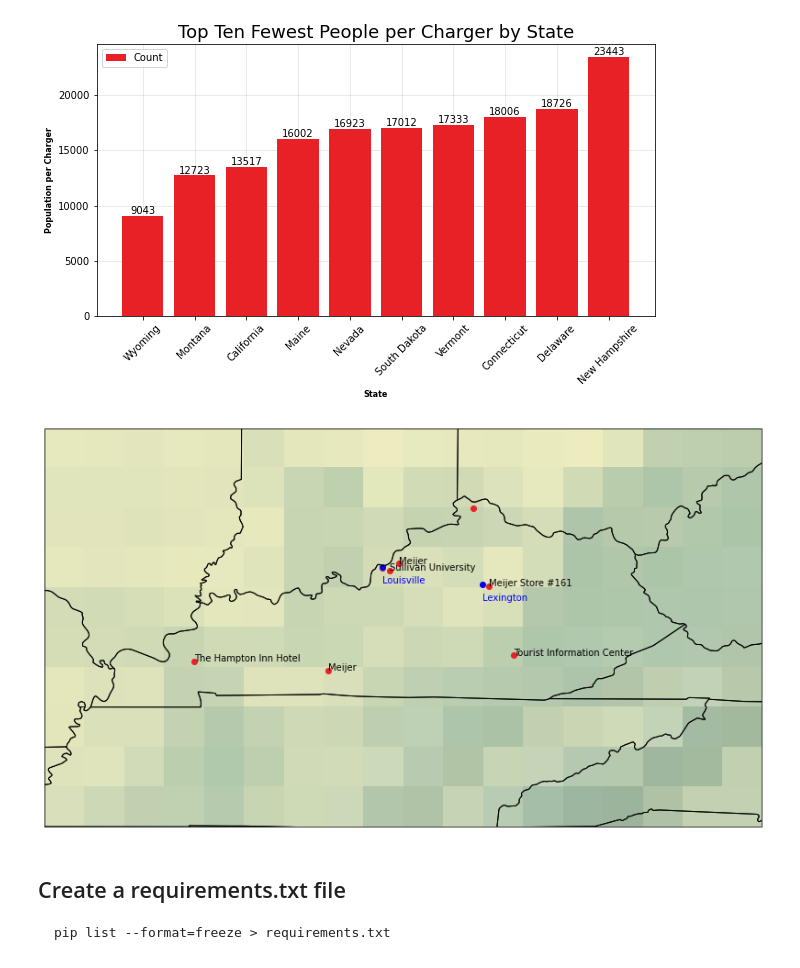
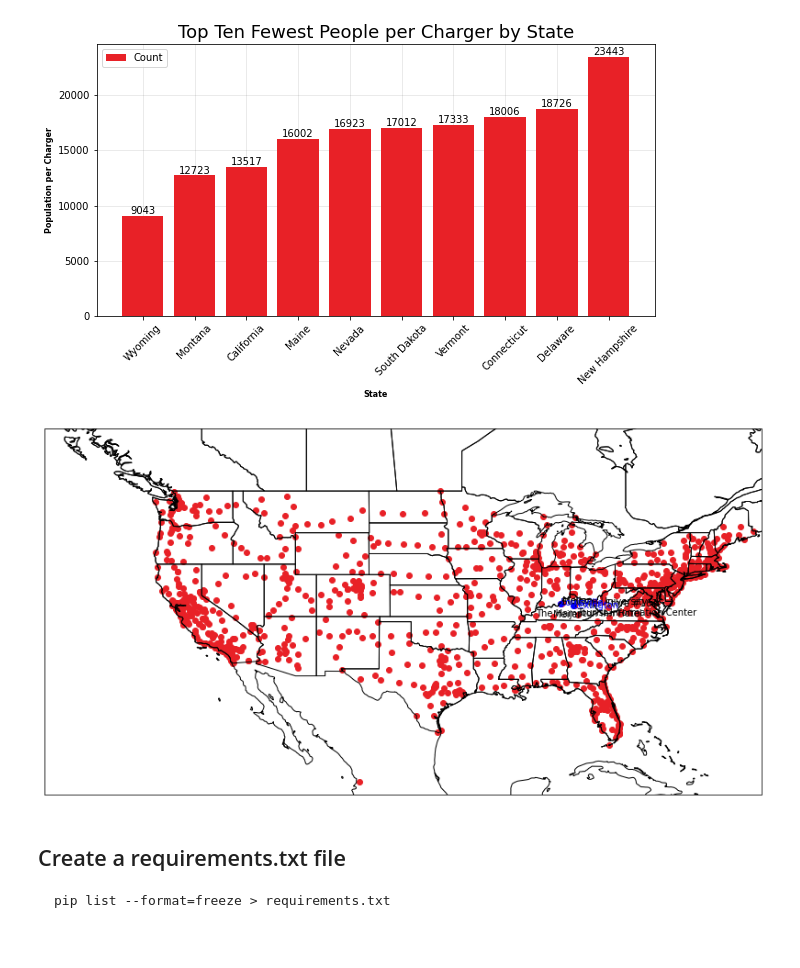
Before and after one commit to jeffkempster/code-louisville-data-science-2, a Jupyter notebook: Tesla Superchargers.ipynb, the cells around one changed output. Saved outputs shown, nothing was run; the diff lists cells and outputs as text; code cells hidden in the pictures.

```diff
--- a/Tesla Superchargers.ipynb
+++ b/Tesla Superchargers.ipynb
@@ -138,9 +113,13 @@ I need to extract some data from a html markup in the chargers column. Specifica
 # add the number of chargers from the html, using regular expresions, this is searching
 # for at least 1 digit (0-9) folowed by a space and the word 'Superchargers'. The () around
 # the \d+ is a capture group. It will find the pattern but only return the part in the ()
-us_sites['num_of_chargers'] = us_sites['chargers'].str.extract(r'(\d+) Superchargers', flags = re.IGNORECASE)
+sites['num_of_chargers'] = sites['chargers'].str.extract(r'(\d+) Superchargers', flags = re.IGNORECASE)
 
 # add the power rate from the html markup
-us_sites['power'] = us_sites['chargers'].str.extract(r'(\d+)KW', flags = re.IGNORECASE)
-us_sites.head()
+sites['power'] = sites['chargers'].str.extract(r'(\d+)KW', flags = re.IGNORECASE)
+
+# change the data type of the number columns to support math later
+sites = sites.astype({'num_of_chargers' : 'float64', 'power' : 'float64'})
+
+sites.head()
 # %% [output]
@@ -152,0 +168,17 @@ us_sites.head()
+# %%
+# just kentucky chargers
+#q = "country == 'United States' & province_state == 'KY' & location_type.str.contains('supercharger', regex=False)"
+# I want just USA sites
+q = "country == 'United States' & location_type.str.contains('supercharger', regex = False)"
+us_sites = sites.query(q)
+
+us_sites = us_sites[['title', 'location_id', 'nid',
+                           'address_line_1', 'city', 'province_state', 'postal_code',
+                           'chargers', 'common_name', 'open_soon',
+                           'latitude', 'longitude', 'location_type','num_of_chargers']]
+
+# rename some columns
+us_sites.rename(columns = {"province_state": "state_code", "postal_code": "zip_code", "address_line_1" : "address"}, inplace = True)
+
+print(f"The US only dataframe contains {us_sites.shape[0]} rows and {us_sites.shape[1]} columns ")
+us_sites.head()
@@ -236,12 +258,12 @@ I want to add state population to the dataset so later on I can normalize the nu
 [Census Data](https://www.census.gov/data/datasets/time-series/demo/popest/2010s-state-total.html#par_textimage_500989927)
 # %%
 # add state population
-state_info = pd.read_csv('input/state_population.csv')
+population = pd.read_csv('input/state_population.csv')
 
-us_sites = pd.merge(us_sites, state_info, how = 'inner', on = 'state_name')
+us_sites = pd.merge(us_sites, population, how = 'inner', on = 'state_name')
 
 # change the data type of the number columns to support math later
-us_sites = us_sites.astype({'num_of_chargers' : 'float64', 'power' : 'float64', 'population_2019' : 'float64'})
+us_sites = us_sites.astype({'population_2019' : 'float64'})
 us_sites.head()
 # %% [output]
 |  | title | location_id | nid | address | city | state_code | zip_code | chargers | common_name | ... |
@@ -355,38 +395,39 @@ import cartopy.feature as cfeature
 #%matplotlib inline
 
 fig = plt.figure(figsize=(14,8))
 ax = fig.add_subplot(1,1,1, projection=ccrs.PlateCarree())
 
-ax.stock_img() # pretty map
+#ax.stock_img() # pretty map
 ax.coastlines()
 ax.add_feature(cfeature.STATES)
 
 # map extents
 extent = [-135, -66.5, 20, 55] # United States
-extent = [-90, -81, 35, 40] # Kentucky
+#extent = [-90, -81, 35, 40] # Kentucky
 ax.set_extent(extent, crs=ccrs.PlateCarree()) ## Important
 
 # get ky chargers only
-ky_chargers = us_sites[us_sites.state_code == "KY"]
+#ky_chargers = us_sites[us_sites.state_code == "KY"]
+
 # add chargers
-plt.scatter(ky_chargers.longitude, ky_chargers.latitude, color=tesla_red, alpha=1, transform=ccrs.PlateCarree())
+plt.scatter(us_sites.longitude, us_sites.latitude, color=tesla_red, alpha=1, transform=ccrs.PlateCarree())
 
 for index, row in ky_chargers.iterrows():
     lat = row['latitude']
     lon = row['longitude']
     name = row['common_name']
     ax.text(lon, lat, name, transform=ccrs.PlateCarree())
 
 # Add some cities in the area
 plt.scatter(-85.7585, 38.2527, color='blue', alpha=1, transform=ccrs.PlateCarree())
 ax.text(-85.7585, 38.2527 - 0.2, 'Louisville', color='blue', transform=ccrs.PlateCarree())
 
 plt.scatter(-84.5037, 38.0406 , color='blue', alpha=1, transform=ccrs.PlateCarree())
 ax.text(-84.5037, 38.0406 - 0.2, 'Lexington', color='blue', transform=ccrs.PlateCarree())
 
 plt.show()
 # %% [output]
-[figure, old version]
+[figure, new version]
 # %% [markdown]
 ## Create a requirements.txt file
 
```
Also changed, not shown: parts of 9 cells of this notebook, 1 other file.
